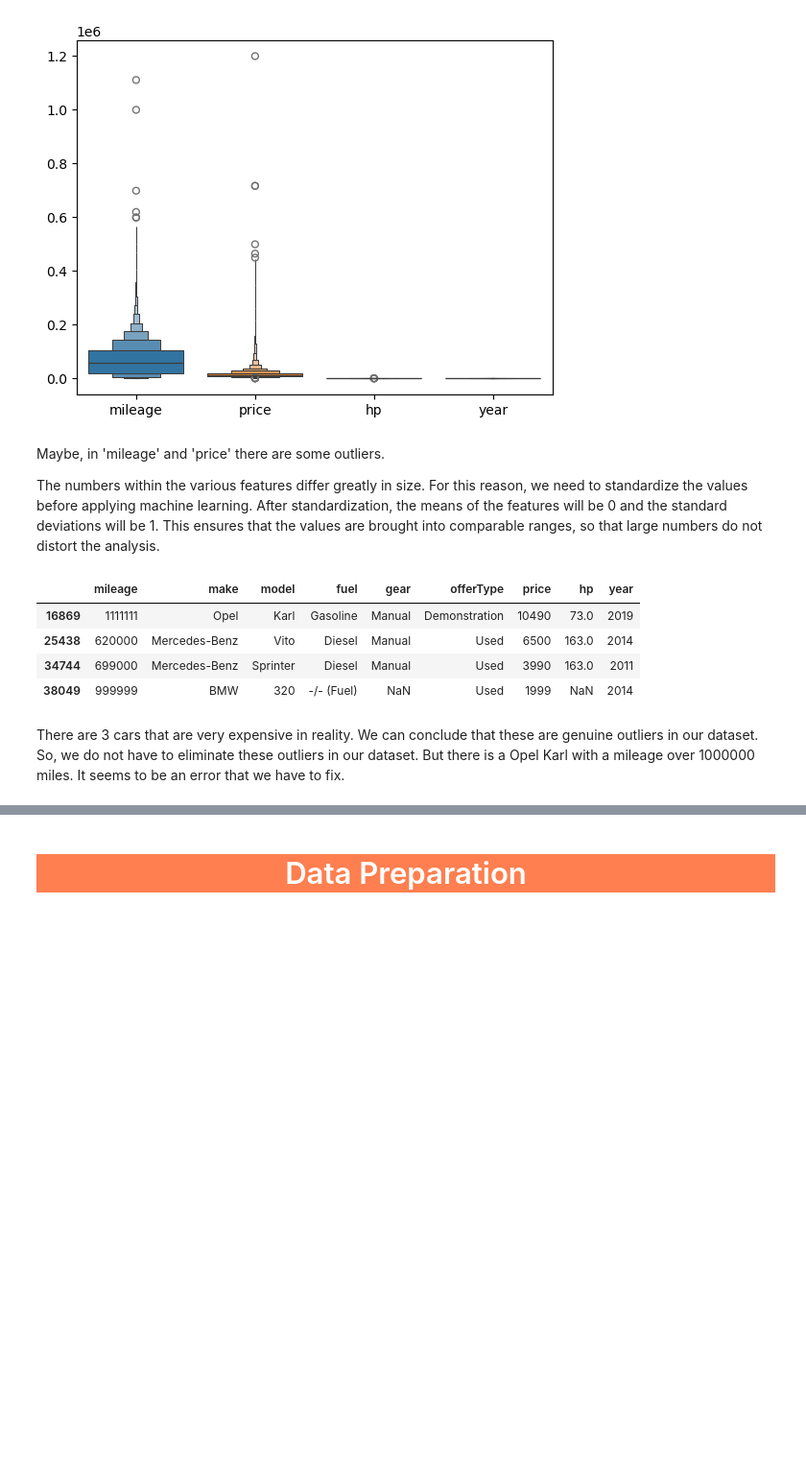
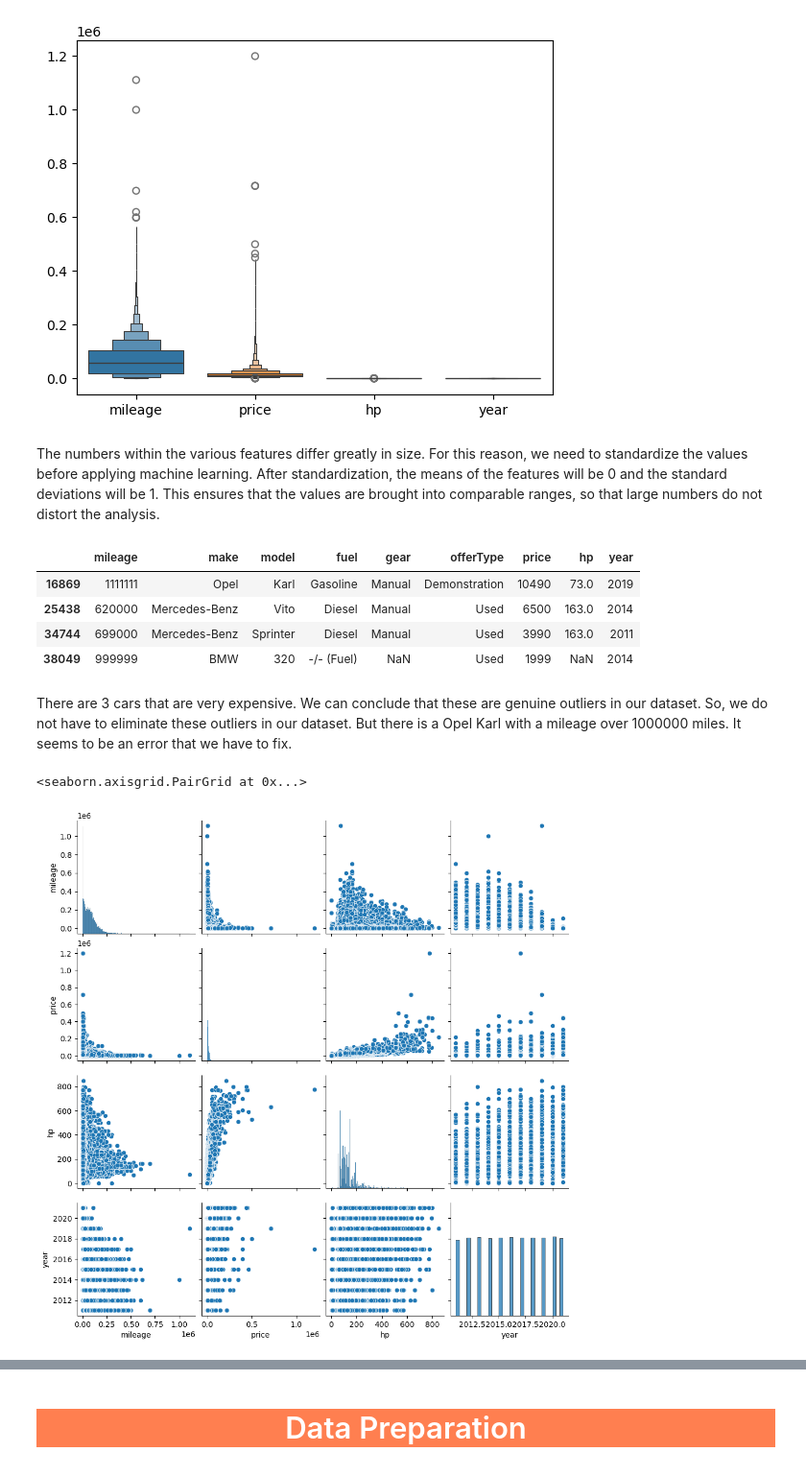
Before and after one commit to MaMut1991/AutoScout360, a Jupyter notebook: Project.ipynb, the cells around one changed output, grey strips where cells are left out. Shown at 96% size. Drawn from its saved outputs; the diff is of its cells as text; code cells hidden in the pictures; blank space fills up the shorter version.

```diff
--- a/Project.ipynb
+++ b/Project.ipynb
@@ -109,8 +117,6 @@ sns.boxenplot(data=data)
 <Axes: >
 [figure]
 # %% [markdown]
-Maybe, in 'mileage' and 'price' there are some outliers.
-
 The numbers within the various features differ greatly in size. For this reason, we need to standardize the values before applying machine learning. After standardization, the means of the features will be 0 and the standard deviations will be 1. This ensures that the values are brought into comparable ranges, so that large numbers do not distort the analysis.
 # %%
 data[data['mileage']>600000]
@@ -121,4 +127,9 @@ data[data['mileage']>600000]
 | 34744 | 699000 | Mercedes-Benz | Sprinter | Diesel | Manual | Used | 3990 | 163.0 | 2011 |
 | 38049 | 999999 | BMW | 320 | -/- (Fuel) | NaN | Used | 1999 | NaN | 2014 |
 # %% [markdown]
-There are 3 cars that are very expensive in reality. We can conclude that these are genuine outliers in our dataset. So, we do not have to eliminate these outliers in our dataset. But there is a Opel Karl with a mileage over 1000000 miles. It seems to be an error that we have to fix.
+There are 3 cars that are very expensive. We can conclude that these are genuine outliers in our dataset. So, we do not have to eliminate these outliers in our dataset. But there is a Opel Karl with a mileage over 1000000 miles. It seems to be an error that we have to fix.
+# %%
+sns.pairplot(data=data)
+# %% [output]
+<seaborn.axisgrid.PairGrid at 0x...>
+[figure, added]
```
Also changed, not shown: parts of 44 cells of this notebook.
